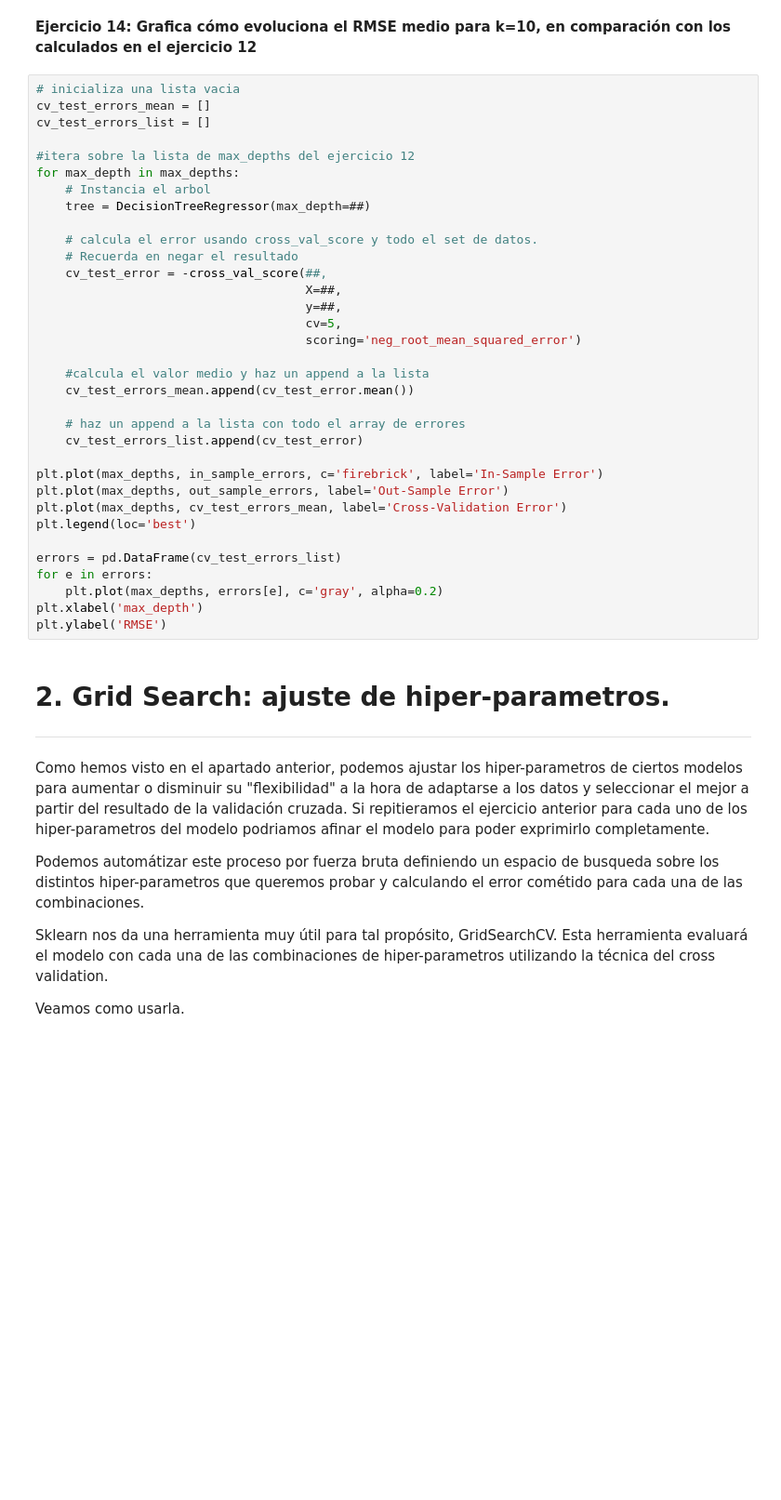
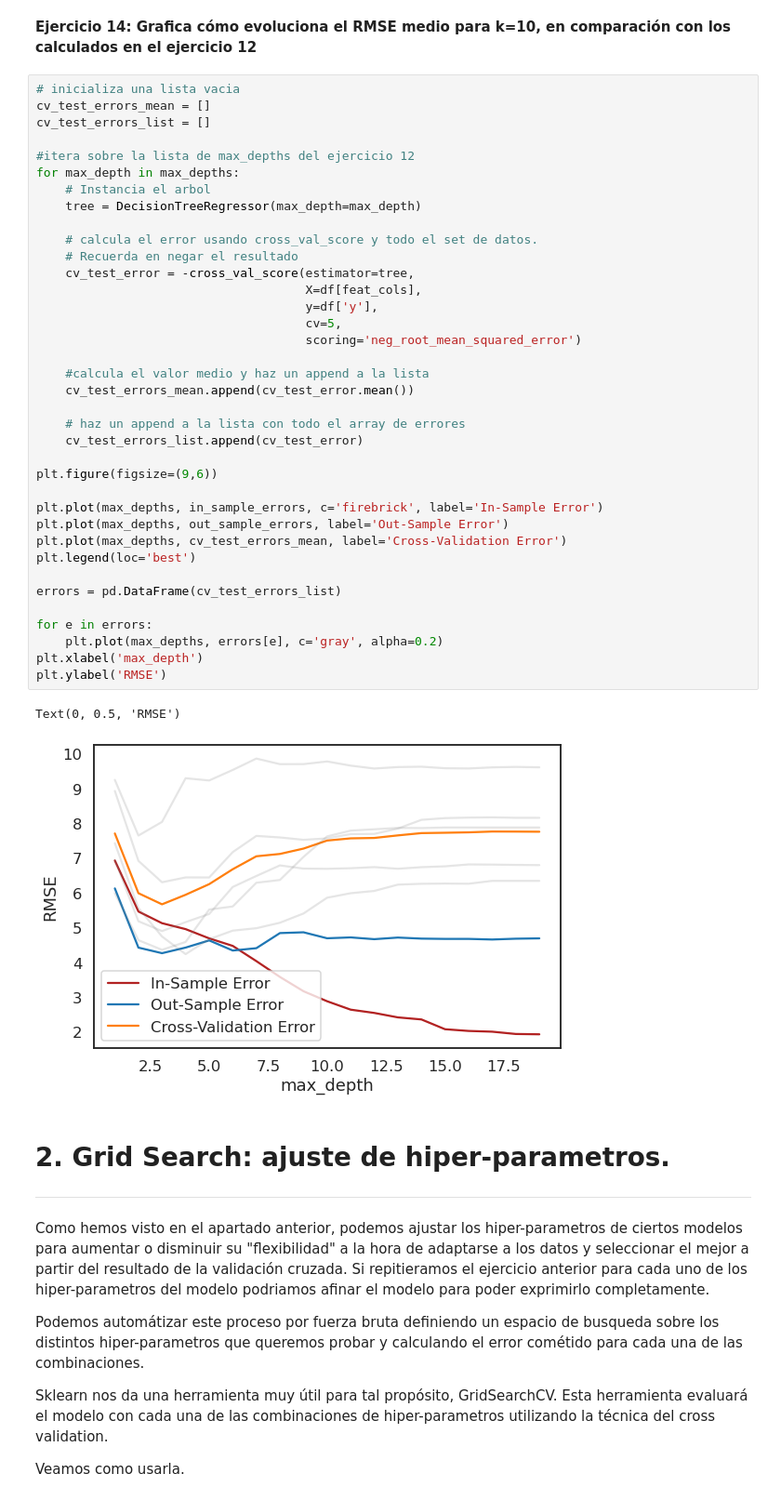
Before and after one commit to llublad/MUSI-AA, a Jupyter notebook: musi-aa-modulo1/W3/Practica/01_bias_variance_trade_off.ipynb, the cells around one changed output. Shown at 93% size. Cells and saved outputs as stored; diff of their text form; blank space fills up the shorter version.

```diff
--- a/musi-aa-modulo1/W3/Practica/01_bias_variance_trade_off.ipynb
+++ b/musi-aa-modulo1/W3/Practica/01_bias_variance_trade_off.ipynb
@@ -360,37 +364,43 @@ print('RMSE for LR: {m} +- {s}'.format(m=-round(LR_scores.mean(), 2),
 # %%
 # inicializa una lista vacia
 cv_test_errors_mean = []
 cv_test_errors_list = []
 
 #itera sobre la lista de max_depths del ejercicio 12
 for max_depth in max_depths:
     # Instancia el arbol
-    tree = DecisionTreeRegressor(max_depth=##)
+    tree = DecisionTreeRegressor(max_depth=max_depth)
 
     # calcula el error usando cross_val_score y todo el set de datos.
     # Recuerda en negar el resultado
-    cv_test_error = -cross_val_score(##,
-                                     X=##,
-                                     y=##,
+    cv_test_error = -cross_val_score(estimator=tree,
+                                     X=df[feat_cols],
+                                     y=df['y'],
                                      cv=5,
                                      scoring='neg_root_mean_squared_error')
 
     #calcula el valor medio y haz un append a la lista
     cv_test_errors_mean.append(cv_test_error.mean())
 
     # haz un append a la lista con todo el array de errores
     cv_test_errors_list.append(cv_test_error)
 
+plt.figure(figsize=(9,6))
+
 plt.plot(max_depths, in_sample_errors, c='firebrick', label='In-Sample Error')
 plt.plot(max_depths, out_sample_errors, label='Out-Sample Error')
 plt.plot(max_depths, cv_test_errors_mean, label='Cross-Validation Error')
 plt.legend(loc='best')
 
 errors = pd.DataFrame(cv_test_errors_list)
+
 for e in errors:
     plt.plot(max_depths, errors[e], c='gray', alpha=0.2)
 plt.xlabel('max_depth')
 plt.ylabel('RMSE')
+# %% [output]
+Text(0, 0.5, 'RMSE')
+[figure, added]
 # %% [markdown]
 # 2. Grid Search: ajuste de hiper-parametros.
 ---
```
Also changed, not shown: parts of 6 cells of this notebook.
